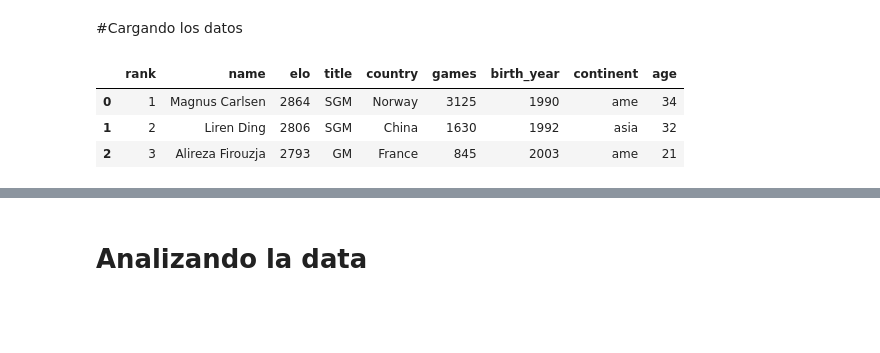
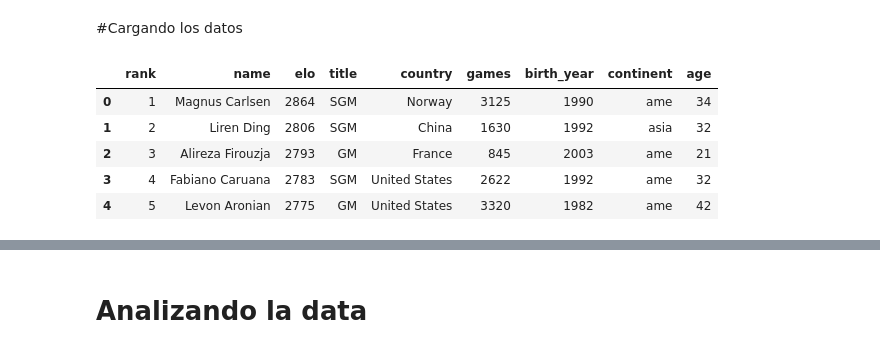
Before and after one commit to mcasber/analisis_chess, a Jupyter notebook: K-means_chess_final.ipynb, the cells around one changed output, grey strips where cells are left out. Saved outputs shown, nothing was run; the diff lists cells and outputs as text; code cells hidden in the pictures; blank space fills up the shorter version.

```diff
--- a/K-means_chess_final.ipynb
+++ b/K-means_chess_final.ipynb
@@ -12,9 +12,11 @@ from sklearn.cluster import KMeans
 # %%
 df=pd.read_csv('/content/chess_final.csv')
 # %%
-df.head(3)
+df.head(5)
 # %% [output]
 |  | rank | name | elo | title | country | games | birth_year | continent | age |
 | 0 | 1 | Magnus Carlsen | 2864 | SGM | Norway | 3125 | 1990 | ame | 34 |
 | 1 | 2 | Liren Ding | 2806 | SGM | China | 1630 | 1992 | asia | 32 |
 | 2 | 3 | Alireza Firouzja | 2793 | GM | France | 845 | 2003 | ame | 21 |
+| 3 | 4 | Fabiano Caruana | 2783 | SGM | United States | 2622 | 1992 | ame | 32 |
+| 4 | 5 | Levon Aronian | 2775 | GM | United States | 3320 | 1982 | ame | 42 |
```
Also changed, not shown: parts of 11 cells of this notebook.
